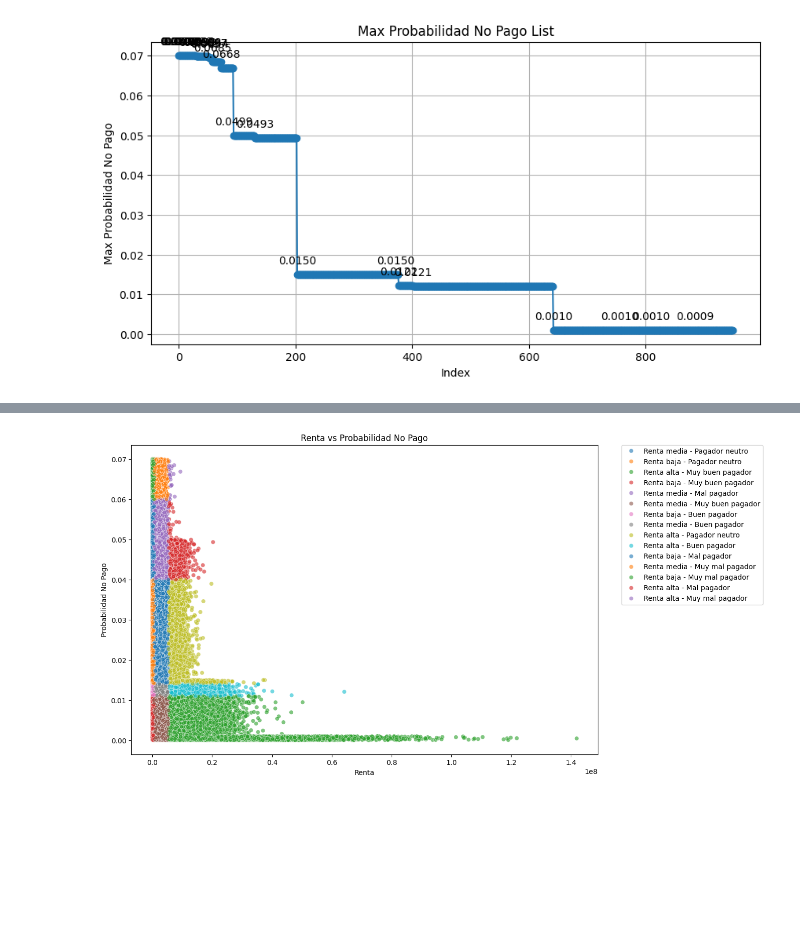
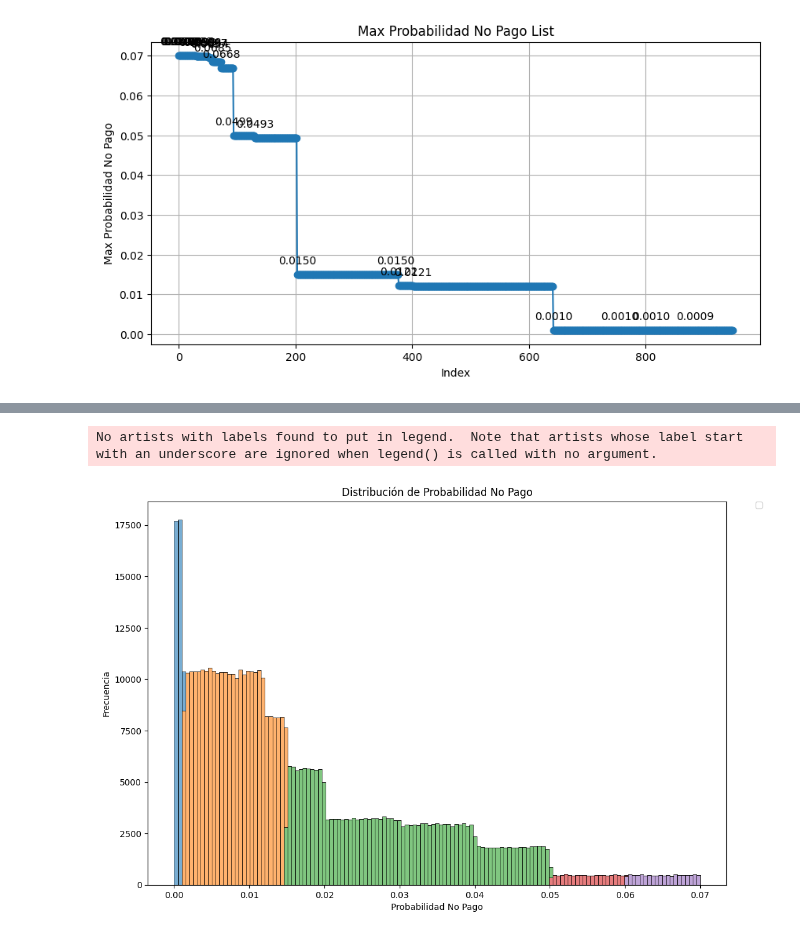
Before and after one commit to JosepVargasf/capstone_g11_2024-2, a Jupyter notebook: Procesamiento de datos/procesamiento.ipynb, the cells around one changed output, grey strips where cells are left out. Drawn from its saved outputs; the diff is of its cells as text; code cells hidden in the pictures; blank space fills up the shorter version.

```diff
--- a/Procesamiento de datos/procesamiento.ipynb
+++ b/Procesamiento de datos/procesamiento.ipynb
@@ -678,7 +671,7 @@ df_informacion_de_clientes_clusters = df_informacion_de_clientes.copy()
 # %%
 # Calculate the 30th and 80th percentiles
-percentil_30_renta = df_informacion_de_clientes['Renta'].quantile(0.30)
-percentil_80_renta = df_informacion_de_clientes['Renta'].quantile(0.90)
+percentil_30_renta = df_informacion_de_clientes['Renta'].quantile(0.20)
+percentil_80_renta = df_informacion_de_clientes['Renta'].quantile(0.80)
 
 # Define the new column based on the conditions
 df_informacion_de_clientes_clusters['Separacion de renta'] = pd.cut(
@@ -686,5 +679,3 @@ df_informacion_de_clientes_clusters['Separacion de renta'] = pd.cut(
     bins=[-np.inf, percentil_30_renta, percentil_80_renta, np.inf],
     labels=['Renta baja', 'Renta media', 'Renta alta']
 )
-
-df_informacion_de_clientes_clusters
@@ -738,9 +715,9 @@ plt.show()
 # %%
 #Se establecen los cortes de la probabilidad segun lo visto arriba
 corte_prob_1 = 0.06
-corte_prob_2 = 0.04
-corte_prob_3 = 0.014
-corte_prob_4 = 0.011
+corte_prob_2 = 0.05
+corte_prob_3 = 0.0149
+corte_prob_4 = 0.0011
 
 # Define the new column based on the conditions
 df_informacion_de_clientes_clusters['Separacion de probabilidad no pago'] = pd.cut(
@@ -748,4 +725,3 @@ df_informacion_de_clientes_clusters['Separacion de probabilidad no pago'] = pd.c
     bins=[-np.inf, corte_prob_4, corte_prob_3, corte_prob_2, corte_prob_1, np.inf],
     labels=['Muy buen pagador', 'Buen pagador', 'Pagador neutro', 'Mal pagador', 'Muy mal pagador']
 )
-df_informacion_de_clientes_clusters
@@ -786,26 +752,26 @@ df_informacion_de_clientes_clusters
 # %%
 import seaborn as sns
-
 import matplotlib.pyplot as plt
 
-# Create the scatter plot
+# Create the histogram plot
 plt.figure(figsize=(12, 8))
-scatter_plot = sns.scatterplot(
+hist_plot = sns.histplot(
     data=df_informacion_de_clientes_clusters,
-    x='Renta',
-    y='Probabilidad_No_Pago',
-    hue='Clusters caracteristicas',
+    x='Probabilidad_No_Pago',
+    hue='Separacion de probabilidad no pago',
     palette='tab10',  # Use a palette that is less confusing
+    multiple='stack',  # Stack the histograms
     alpha=0.6
 )
 
 # Set plot title and labels
-scatter_plot.set_title('Renta vs Probabilidad No Pago')
-scatter_plot.set_xlabel('Renta')
-scatter_plot.set_ylabel('Probabilidad No Pago')
+hist_plot.set_title('Distribución de Probabilidad No Pago')
+hist_plot.set_xlabel('Probabilidad No Pago')
+hist_plot.set_ylabel('Frecuencia')
 
 # Show the plot
 plt.legend(bbox_to_anchor=(1.05, 1), loc=2, borderaxespad=0.)
 plt.show()
 # %% [output]
+No artists with labels found to put in legend.  Note that artists whose label start with an underscore are ignored when legend() is called with no argument.
-[figure, old version]
+[figure, new version]
```
Also changed, not shown: parts of 21 cells of this notebook.
